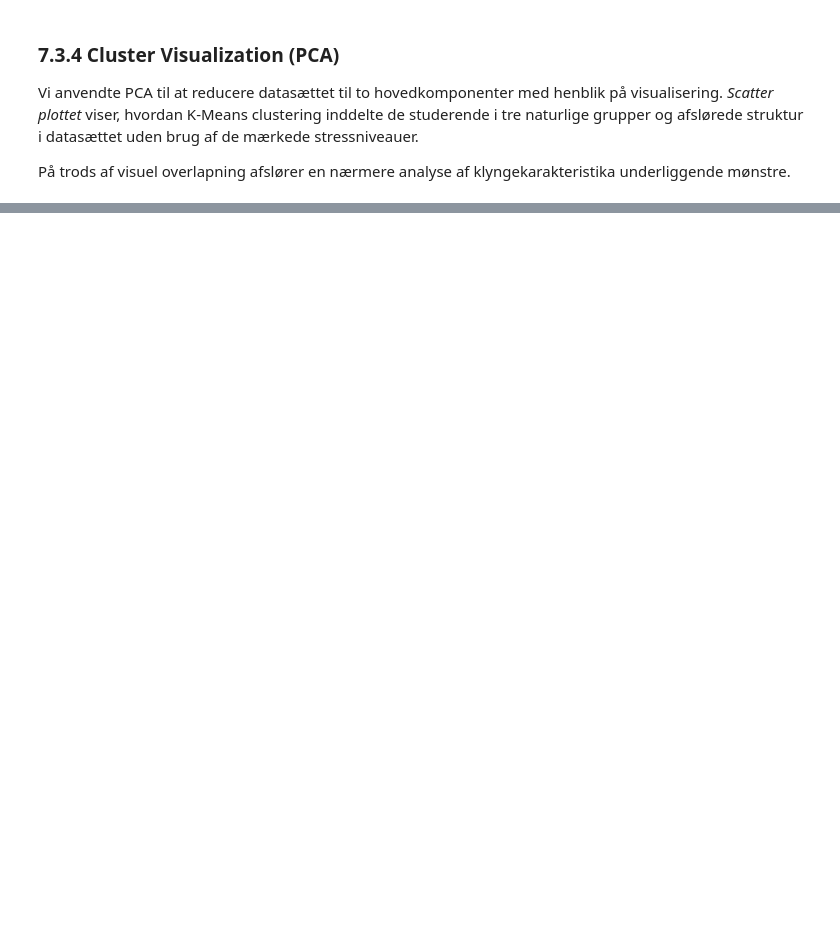
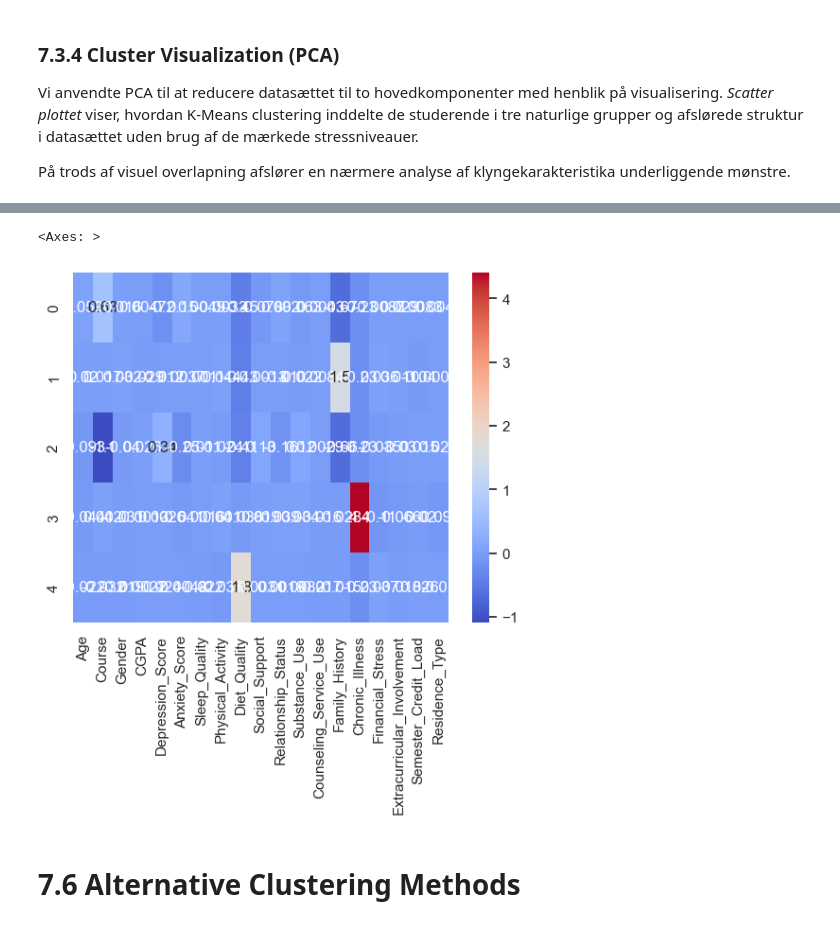
Before and after one commit to Oliver-Goth/AI-StudentHealth, a Jupyter notebook: ExamAI-Part1 (3).ipynb, the cells around one changed output, grey strips where cells are left out. Cells and saved outputs as stored; diff of their text form; code cells hidden in the pictures; blank space fills up the shorter version.

Commit message:
Unsupervised learning done

```diff
--- a/ExamAI-Part1 (3).ipynb
+++ b/ExamAI-Part1 (3).ipynb
@@ -715,3 +717,11 @@ plt.show()
 Vi anvendte PCA til at reducere datasættet til to hovedkomponenter med henblik på visualisering. *Scatter plottet* viser, hvordan K-Means clustering inddelte de studerende i tre naturlige grupper og afslørede struktur i datasættet uden brug af de mærkede stressniveauer.
 
 På trods af visuel overlapning afslører en nærmere analyse af klyngekarakteristika underliggende mønstre.
+# %%
+# Assuming df_clean, X_unsup, unsupervised_features, and kmeans from previous notebook are available
+
+# Cluster Profiling: Interpret Cluster Centers
+cluster_centers = kmeans.cluster_centers_
+cluster_centers_df = pd.DataFrame(cluster_centers, columns=unsupervised_features.columns)
+print("Cluster Centers (scaled features):")
+print(cluster_centers_df)
@@ -717,0 +761,8 @@ På trods af visuel overlapning afslører en nærmere analyse af klyngekarakteri
+# %%
+import seaborn as sns
+sns.heatmap(cluster_centers_df, cmap="coolwarm", annot=True)
+# %% [output]
+<Axes: >
+[figure, added]
+# %% [markdown]
+# 7.6 Alternative Clustering Methods
```
Also changed, not shown: parts of 14 cells of this notebook, 2 other files.
